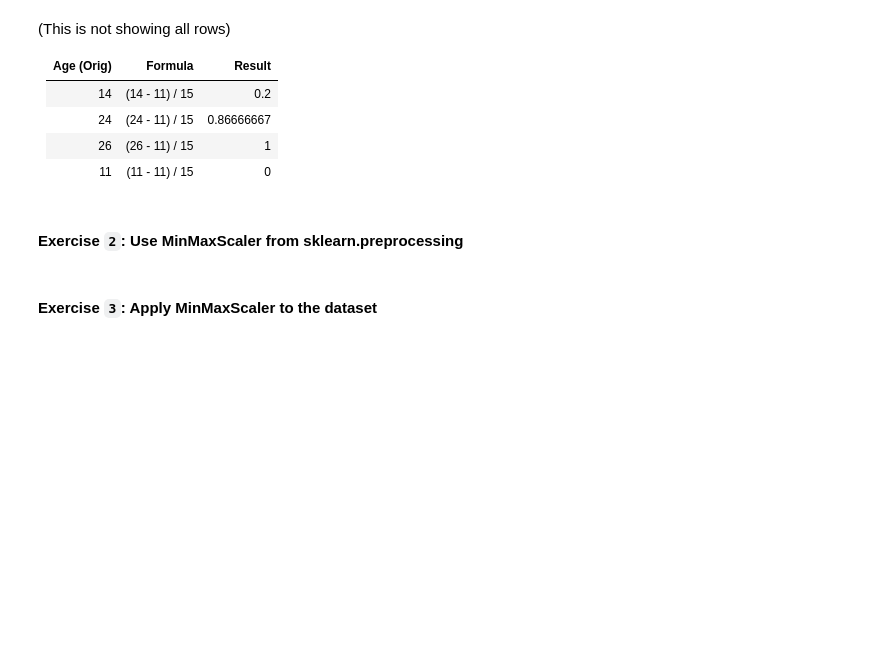
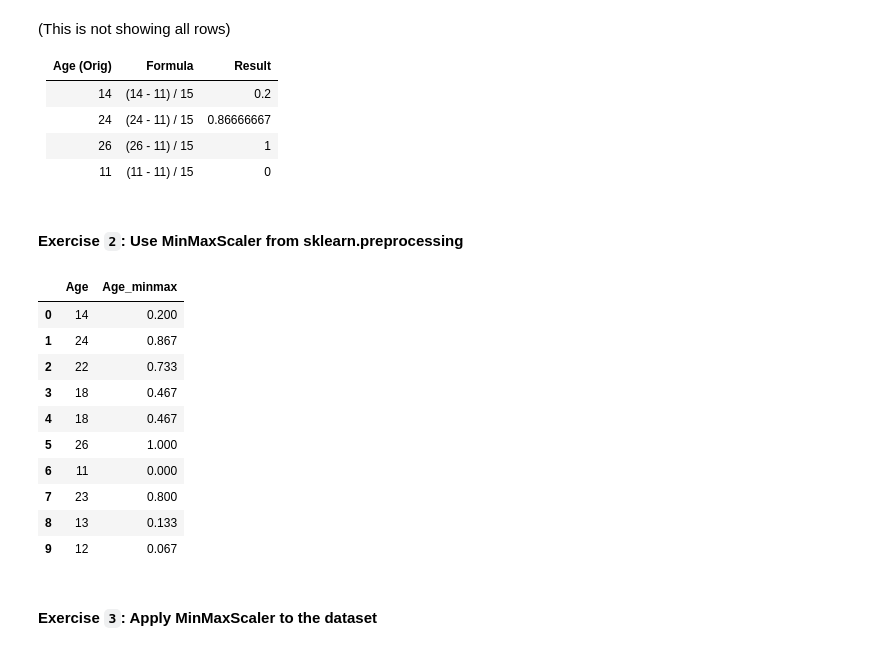
Before and after one commit to mattiavann/Data-Mining-26-27, a Jupyter notebook: notebooks/lab07_data_preprocess.ipynb, the cells around one changed output. Saved outputs shown, nothing was run; the diff lists cells and outputs as text; code cells hidden in the pictures; blank space fills up the shorter version.

```diff
--- a/notebooks/lab07_data_preprocess.ipynb
+++ b/notebooks/lab07_data_preprocess.ipynb
@@ -247,9 +312,21 @@ Age (Orig) | Formula        | Result
 # %%
 # sklearn makes it even easier:
 
-demo_ages["Age_minmax"] = MinMaxScaler()# finish this line
+demo_ages["Age_minmax"] = MinMaxScaler().fit_transform(demo_ages[["Age"]])
 
-demo_ages
+round(demo_ages, 3)
+# %% [output]
+|  | Age | Age_minmax |
+| 0 | 14 | 0.200 |
+| 1 | 24 | 0.867 |
+| 2 | 22 | 0.733 |
+| 3 | 18 | 0.467 |
+| 4 | 18 | 0.467 |
+| 5 | 26 | 1.000 |
+| 6 | 11 | 0.000 |
+| 7 | 23 | 0.800 |
+| 8 | 13 | 0.133 |
+| 9 | 12 | 0.067 |
 # %% [markdown]
 #### Exercise `3`: Apply MinMaxScaler to the dataset
 # %%
```
Also changed, not shown: parts of 30 cells of this notebook.
